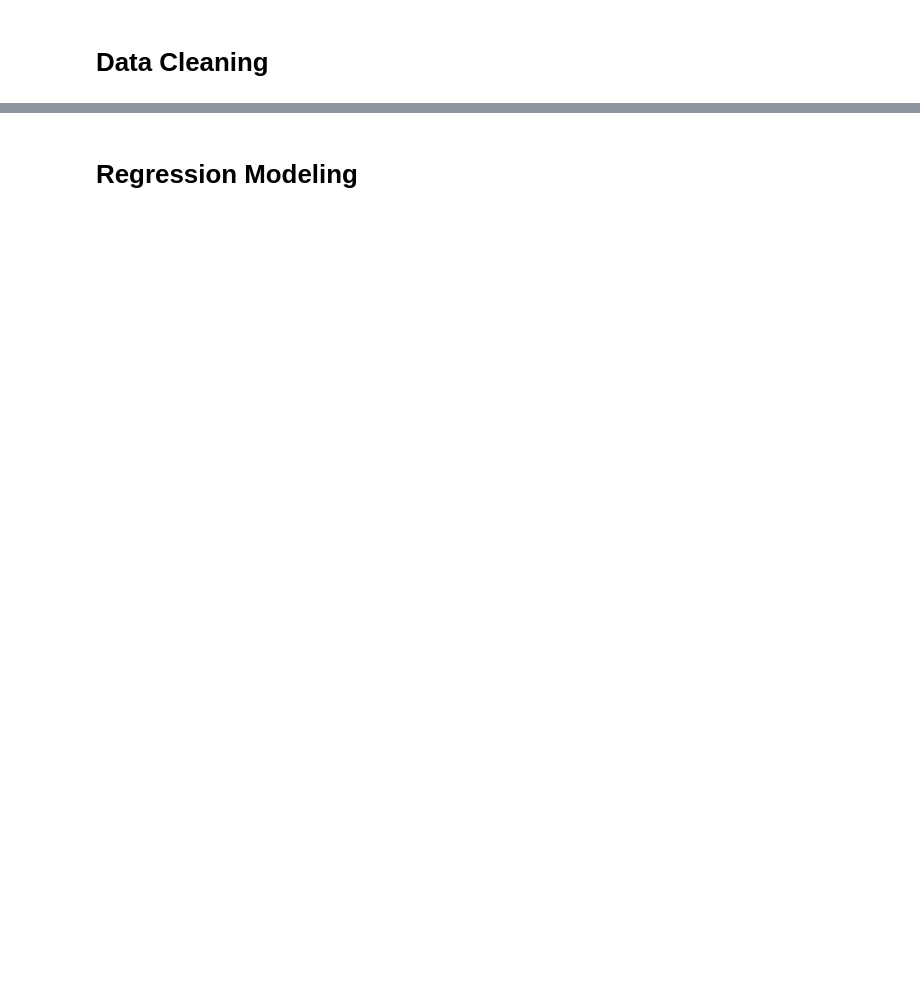
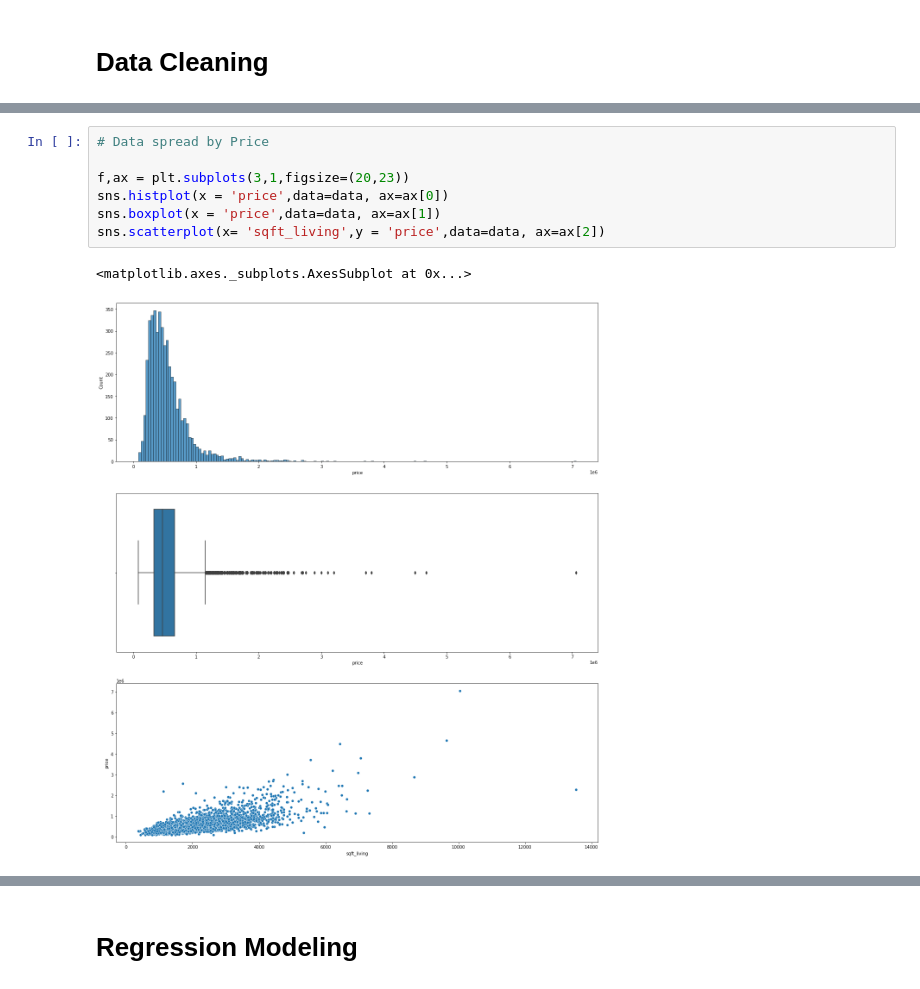
Before and after one commit to zulfijauh/Cheatsheet, a Jupyter notebook: House_Price_Prediction.ipynb, the cells around one changed output, grey strips where cells are left out. Cells and saved outputs as stored; diff of their text form; blank space fills up the shorter version.

```diff
--- a/House_Price_Prediction.ipynb
+++ b/House_Price_Prediction.ipynb
@@ -134,0 +97,10 @@ plt.show()
+# %%
+# Data spread by Price
+
+f,ax = plt.subplots(3,1,figsize=(20,23))
+sns.histplot(x = 'price',data=data, ax=ax[0])
+sns.boxplot(x = 'price',data=data, ax=ax[1])
+sns.scatterplot(x= 'sqft_living',y = 'price',data=data, ax=ax[2])
+# %% [output]
+<matplotlib.axes._subplots.AxesSubplot at 0x...>
+[figure, added]
```
Also changed, not shown: parts of 30 cells of this notebook.
